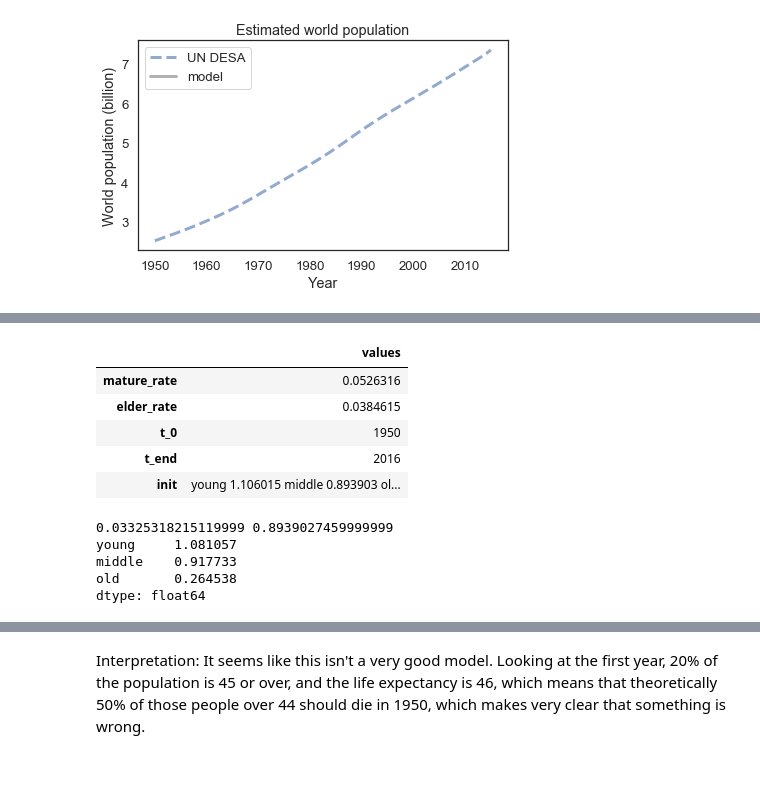
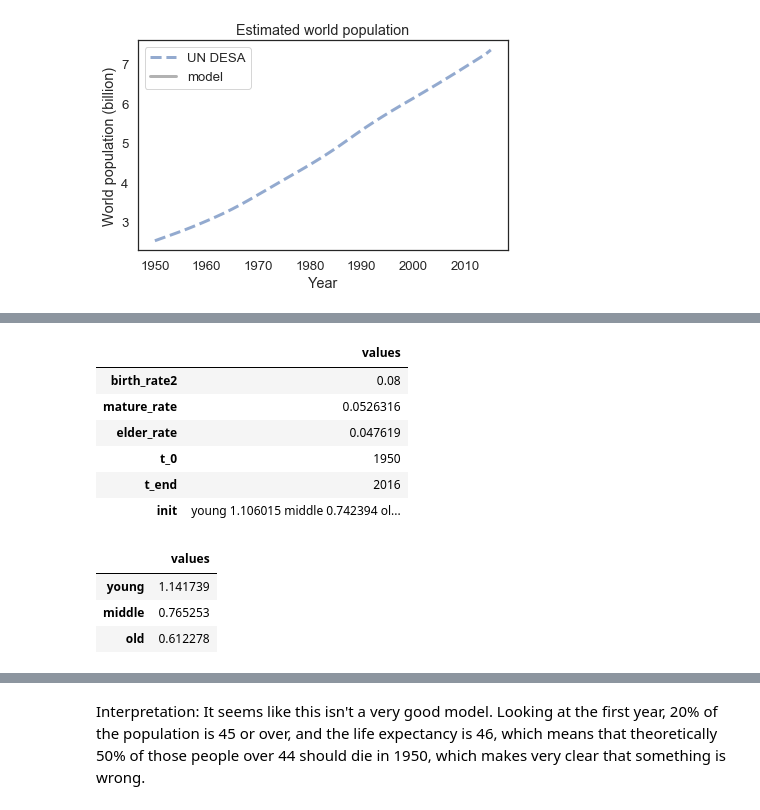
Before and after one commit to leilamerz/ModSimPy, a Jupyter notebook: code/Project1.ipynb, the cells around one changed output, grey strips where cells are left out. Cells and saved outputs as stored; diff of their text form; code cells hidden in the pictures; blank space fills up the shorter version.

```diff
--- a/code/Project1.ipynb
+++ b/code/Project1.ipynb
@@ -129,8 +92,8 @@ decorate(xlabel='Year',
 [figure]
 # %%
 young = get_first_value(un) * 0.438
-old= get_first_value(un) * 0.208
-middle = get_first_value(un)*0.354
+old= get_first_value(un) * 0.268
+middle = get_first_value(un)*0.294
 init = State(young=young, middle=middle, old=old)
 # %% [output]
 |  | values |
@@ -160,16 +105,18 @@ Name: _expectancyx1000, Length: 66, dtype: float64
 # %%
-system = System(mature_rate = 1/19,
-                elder_rate = 1/26,
+system = System(birth_rate2 = .08,
+                mature_rate = 1/19,
+                elder_rate = 1/21,
                 t_0 = 1950,
                 t_end = 2016,
                 init=init)
 # %% [output]
 |  | values |
+| birth_rate2 | 0.08 |
 | mature_rate | 0.0526316 |
-| elder_rate | 0.0384615 |
+| elder_rate | 0.047619 |
 | t_0 | 1950 |
 | t_end | 2016 |
-| init | young 1.106015 middle 0.893903 ol... |
+| init | young 1.106015 middle 0.742394 ol... |
 # %%
 def update_func1(state, t, system):
     birth_rate2 = birth_rate[t]
@@ -186,13 +133,11 @@ def update_func1(state, t, system):
     return State(young=young, middle=middle, old=old)
 # %%
 state = update_func1(init, system.t_0, system)
-print(state)
 # %% [output]
-0.03325318215119999 0.8939027459999999
-young     1.081057
-middle    0.917733
-old       0.264538
-dtype: float64
+|  | values |
+| young | 1.141739 |
+| middle | 0.765253 |
+| old | 0.612278 |
 # %%
 state = update_func1(state, system.t_0, system)
 # %% [output]
```
Also changed, not shown: parts of 7 cells of this notebook.
